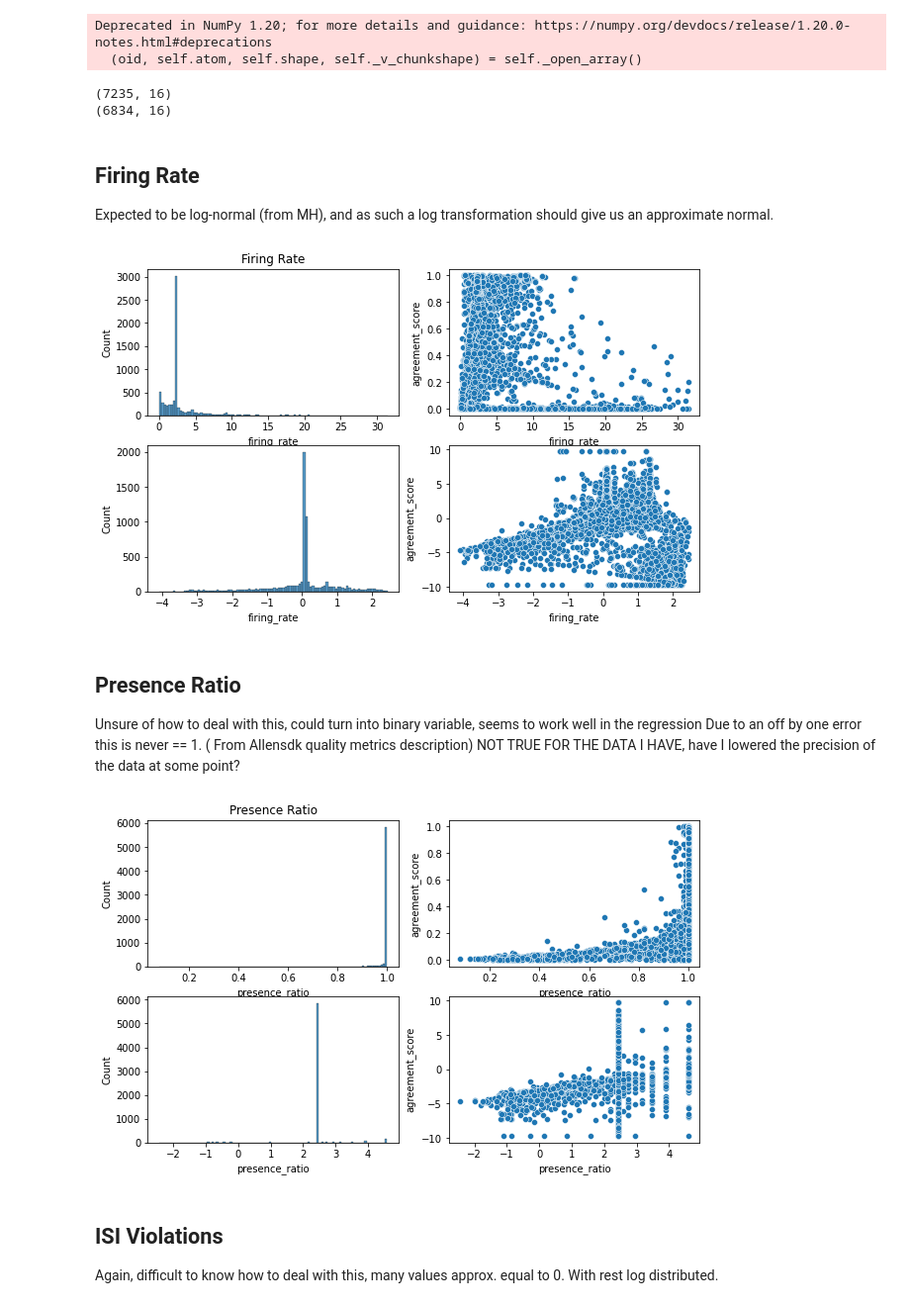
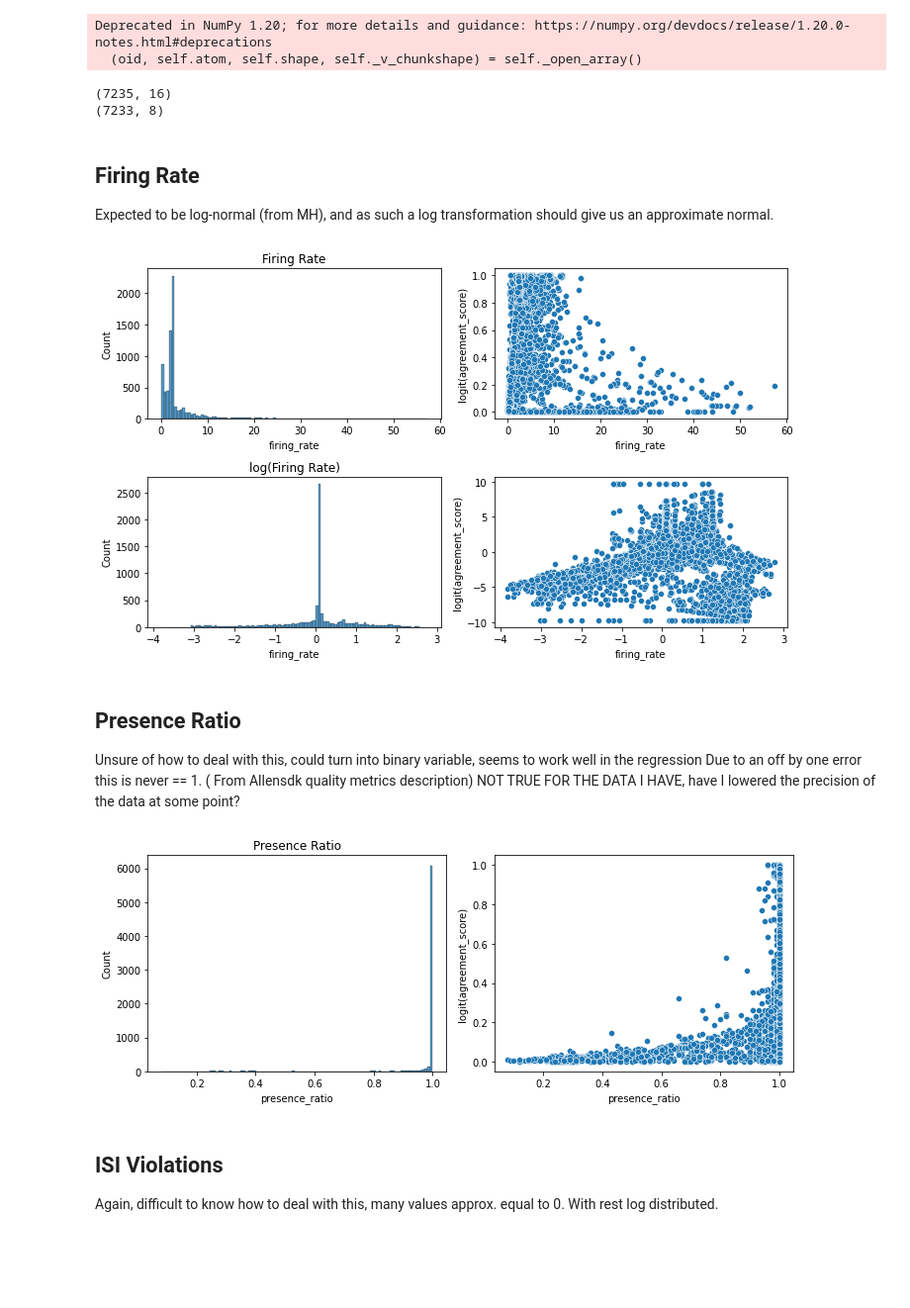
Before and after one commit to michaeljohnclancy/truespikes, a Jupyter notebook: notebooks/transformations.ipynb, the cells around one changed output. Shown at 99% size. Saved outputs shown, nothing was run; the diff lists cells and outputs as text; code cells hidden in the pictures; blank space fills up the shorter version.

```diff
--- a/notebooks/transformations.ipynb
+++ b/notebooks/transformations.ipynb
@@ -26,24 +27,23 @@ train_data, test_data = train_test_split(data,
     shuffle=True, test_size=0.2, stratify=sorter_idx
 )
 
-print(train_data.shape)
-train_data = filter_dataframe_outliers(train_data, n_deviations=5)
-print(train_data.shape)
+# print(train_data.shape)
+# train_data = filter_dataframe_outliers(train_data, n_deviations=5)
+# print(train_data.shape)
-# %% [output]
-(7235, 16)
-(6834, 16)
 # %%
 transformations = {'firing_rate': lambda x: np.log(x),
-                   'isi_violation': lambda x: np.log(x + 1),
                    'snr': lambda x: np.sqrt(x),
-                   'presence_ratio': squeezed_logit_transform,
-                   'amplitude_cutoff': lambda x: squeezed_logit_transform(2*x),
                    'isolation_distance': lambda x: np.log(x + 0.00001),
                    'nn_hit_rate': squeezed_logit_transform,
                    'nn_miss_rate': squeezed_logit_transform,
                    'silhouette_score': lambda x: x,
-                   'l_ratio': lambda x: np.log(x + 0.00001),
                    'd_prime': lambda x: np.log(x + 0.00001),
+
+                   'isi_violation': lambda x: x,
+                   'amplitude_cutoff': lambda x: x,
+                   'l_ratio': lambda x: x,
+                   'presence_ratio': lambda x: x,
+
                    'agreement_score': squeezed_logit_transform,
                    }
 
@@ -67,39 +59,53 @@ for column in data.columns:
 # %%
-SCALABLE_METRICS = ["firing_rate", "snr", "isolation_distance",
-                 "silhouette_score", "nn_hit_rate", "nn_miss_rate",
-                 "d_prime"]
-
 standard_scalar = StandardScaler()
-transformed_train_data[SCALABLE_METRICS] = standard_scalar.fit_transform(transformed_train_data[SCALABLE_METRICS])
-transformed_test_data[SCALABLE_METRICS] = standard_scalar.transform(transformed_test_data[SCALABLE_METRICS])
+transformed_train_data[GAUSSIAN_METRICS] = standard_scalar.fit_transform(transformed_train_data[GAUSSIAN_METRICS])
+transformed_test_data[GAUSSIAN_METRICS] = standard_scalar.transform(transformed_test_data[GAUSSIAN_METRICS])
+# %%
+print(transformed_train_data.shape)
+transformed_train_data = filter_dataframe_outliers(
+    transformed_train_data[GAUSSIAN_METRICS + ['agreement_score']], n_deviations=5
+)
+print(transformed_train_data.shape)
+# %% [output]
+(7235, 16)
+(7233, 8)
 # %% [markdown]
 ## Firing Rate
 Expected to be log-normal (from MH), and as such a log transformation should give us an approximate normal.
 # %%
 fig, axes = plt.subplots(nrows=2, ncols=2, figsize=(10,6))
 sns.histplot(train_data['firing_rate'], bins=100, ax=axes[0,0])
 sns.scatterplot(x=train_data['firing_rate'], y=train_data['agreement_score'], ax=axes[0,1])
 sns.histplot(transformed_train_data['firing_rate'], bins=100, ax=axes[1,0])
 sns.scatterplot(x=transformed_train_data['firing_rate'], y=transformed_train_data['agreement_score'], ax=axes[1,1])
 axes[0,0].set_title(label='Firing Rate')
+axes[1,0].set_title(label='log(Firing Rate)')
+axes[0,1].set_ylabel('logit(agreement_score)')
+axes[1,1].set_ylabel('logit(agreement_score)')
+plt.tight_layout()
 plt.savefig('/home/mclancy/truespikes/notebooks/figures/transformations/firing_rate_transformation_comparison.pdf')
 # %% [output]
-[figure, old version]
+[figure, new version]
 # %% [markdown]
 ## Presence Ratio
 Unsure of how to deal with this, could turn into binary variable, seems to work well in the regression
 Due to an off by one error this is never == 1. ( From Allensdk quality metrics description) NOT TRUE FOR THE DATA I HAVE,
 have I lowered the precision of the data at some point?
 # %%
-fig, axes = plt.subplots(nrows=2, ncols=2, figsize=(10,6))
-sns.histplot(train_data['presence_ratio'], bins=100, ax=axes[0,0])
-sns.scatterplot(x=train_data['presence_ratio'], y=train_data['agreement_score'], ax=axes[0,1])
-sns.histplot(transformed_train_data['presence_ratio'], bins=100, ax=axes[1,0])
-sns.scatterplot(x=transformed_train_data['presence_ratio'], y=transformed_train_data['agreement_score'], ax=axes[1,1])
-axes[0,0].set_title(label='Presence Ratio')
+fig, axes = plt.subplots(nrows=1, ncols=2, figsize=(10,4))
+sns.histplot(train_data['presence_ratio'], bins=100, ax=axes[0])
+sns.scatterplot(x=train_data['presence_ratio'], y=train_data['agreement_score'], ax=axes[1])
+# sns.histplot(transformed_train_data['presence_ratio'], bins=100, ax=axes[1,0])
+# sns.scatterplot(x=transformed_train_data['presence_ratio'], y=transformed_train_data['agreement_score'], ax=axes[1,1])
+axes[0].set_title(label='Presence Ratio')
+# axes[1,0].set_title(label='log(Firing Rate)')
+axes[1].set_ylabel('logit(agreement_score)')
+# axes[1,1].set_ylabel('logit(agreement_score)')
+plt.tight_layout()
+
 plt.savefig('/home/mclancy/truespikes/notebooks/figures/transformations/presence_ratio_transformation_comparison.pdf')
 # %% [output]
-[figure, old version]
+[figure, new version]
 # %% [markdown]
 ## ISI Violations
 Again, difficult to know how to deal with this, many values approx. equal to 0. With rest log distributed.
```
Also changed, not shown: parts of 12 cells of this notebook, 15 other files.
